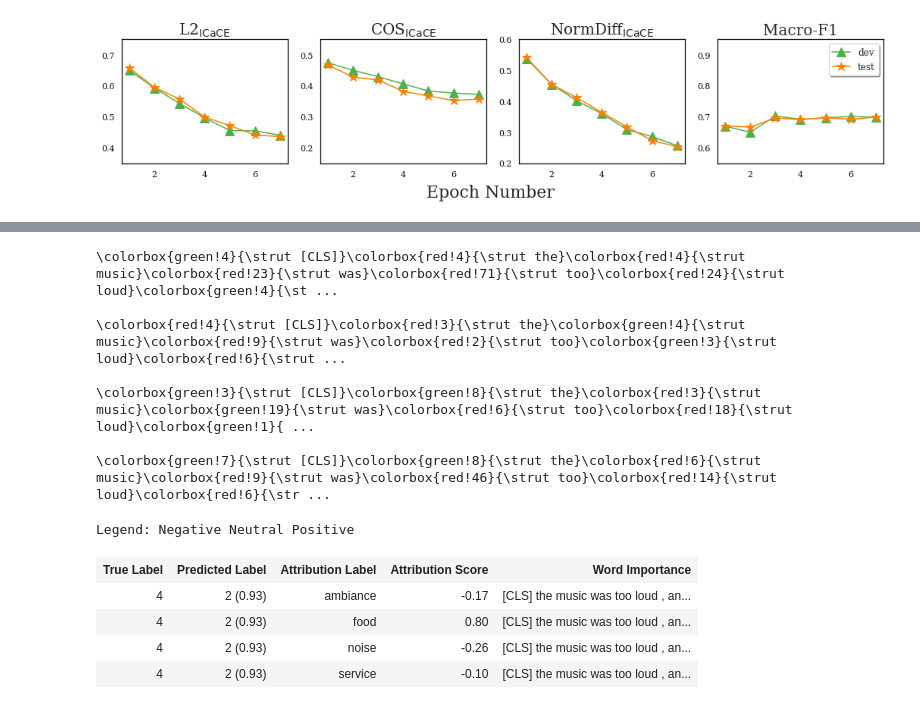
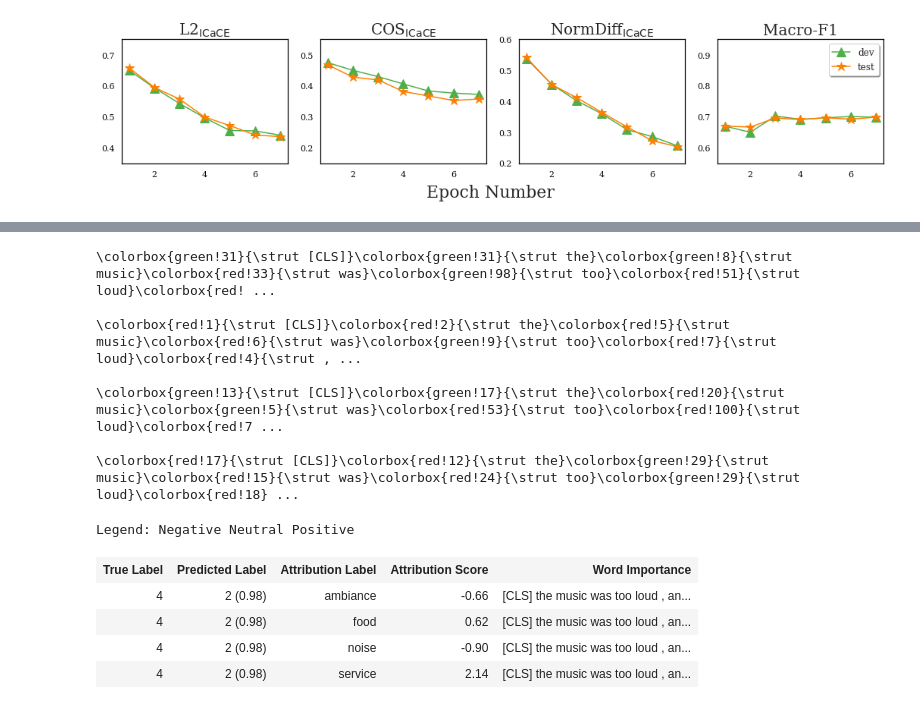
Before and after one commit to frankaging/Causal-Proxy-Model, a Jupyter notebook: cpm_experiments/plot_checkpoint.ipynb, the cells around one changed output, grey strips where cells are left out. Saved outputs shown, nothing was run; the diff lists cells and outputs as text; code cells hidden in the pictures.

```diff
--- a/cpm_experiments/plot_checkpoint.ipynb
+++ b/cpm_experiments/plot_checkpoint.ipynb
@@ -52,7 +52,7 @@ grid = {
 keys, values = zip(*grid.items())
 permutations_dicts = [dict(zip(keys, v)) for v in itertools.product(*values)]
 
-device = 'cuda:9'
+device = 'cuda:2'
 batch_size = 32
 # %%
 i = 0
@@ -1116,27 +1197,27 @@ example_sentences = [
     'The music was too loud, and the decorations were tasteless, but they had friendly waiters and delicious pasta'
 ]
 
-labels = [4]
+labels = [3, 4]
 # %%
 CONTROL = False
 _ = random.seed(seed)
 _ = np.random.seed(seed)
 _ = torch.manual_seed(seed)
-hf_ig_analyses(
+hf_ig_analyses_new(
     example_sentences, labels, explainer.tokenizer,
-    explainer.cpm_model.model
+    explainer.cpm_model.model,
 )
 # %% [output]
-\colorbox{green!4}{\strut [CLS]}\colorbox{red!4}{\strut the}\colorbox{red!4}{\strut music}\colorbox{red!23}{\strut was}\colorbox{red!71}{\strut too}\colorbox{red!24}{\strut loud}\colorbox{green!4}{\st ...
+\colorbox{green!31}{\strut [CLS]}\colorbox{green!31}{\strut the}\colorbox{green!8}{\strut music}\colorbox{red!33}{\strut was}\colorbox{green!98}{\strut too}\colorbox{red!51}{\strut loud}\colorbox{red! ...
 
-\colorbox{red!4}{\strut [CLS]}\colorbox{red!3}{\strut the}\colorbox{green!4}{\strut music}\colorbox{red!9}{\strut was}\colorbox{red!2}{\strut too}\colorbox{green!3}{\strut loud}\colorbox{red!6}{\strut ...
+\colorbox{red!1}{\strut [CLS]}\colorbox{red!2}{\strut the}\colorbox{red!5}{\strut music}\colorbox{red!6}{\strut was}\colorbox{green!9}{\strut too}\colorbox{red!7}{\strut loud}\colorbox{red!4}{\strut , ...
 
-\colorbox{green!3}{\strut [CLS]}\colorbox{green!8}{\strut the}\colorbox{red!3}{\strut music}\colorbox{green!19}{\strut was}\colorbox{red!6}{\strut too}\colorbox{red!18}{\strut loud}\colorbox{green!1}{ ...
+\colorbox{green!13}{\strut [CLS]}\colorbox{green!17}{\strut the}\colorbox{red!20}{\strut music}\colorbox{green!5}{\strut was}\colorbox{red!53}{\strut too}\colorbox{red!100}{\strut loud}\colorbox{red!7 ...
 
-\colorbox{green!7}{\strut [CLS]}\colorbox{green!8}{\strut the}\colorbox{red!6}{\strut music}\colorbox{red!9}{\strut was}\colorbox{red!46}{\strut too}\colorbox{red!14}{\strut loud}\colorbox{red!6}{\str ...
+\colorbox{red!17}{\strut [CLS]}\colorbox{red!12}{\strut the}\colorbox{green!29}{\strut music}\colorbox{red!15}{\strut was}\colorbox{red!24}{\strut too}\colorbox{green!29}{\strut loud}\colorbox{red!18} ...
 Legend: Negative Neutral Positive
 | True Label | Predicted Label | Attribution Label | Attribution Score | Word Importance |
-| 4 | 2 (0.93) | ambiance | -0.17 | [CLS] the music was too loud , an... |
-| 4 | 2 (0.93) | food | 0.80 | [CLS] the music was too loud , an... |
-| 4 | 2 (0.93) | noise | -0.26 | [CLS] the music was too loud , an... |
-| 4 | 2 (0.93) | service | -0.10 | [CLS] the music was too loud , an... |
+| 4 | 2 (0.98) | ambiance | -0.66 | [CLS] the music was too loud , an... |
+| 4 | 2 (0.98) | food | 0.62 | [CLS] the music was too loud , an... |
+| 4 | 2 (0.98) | noise | -0.90 | [CLS] the music was too loud , an... |
+| 4 | 2 (0.98) | service | 2.14 | [CLS] the music was too loud , an... |
```
Also changed, not shown: parts of 3 cells of this notebook, 10 other files.
